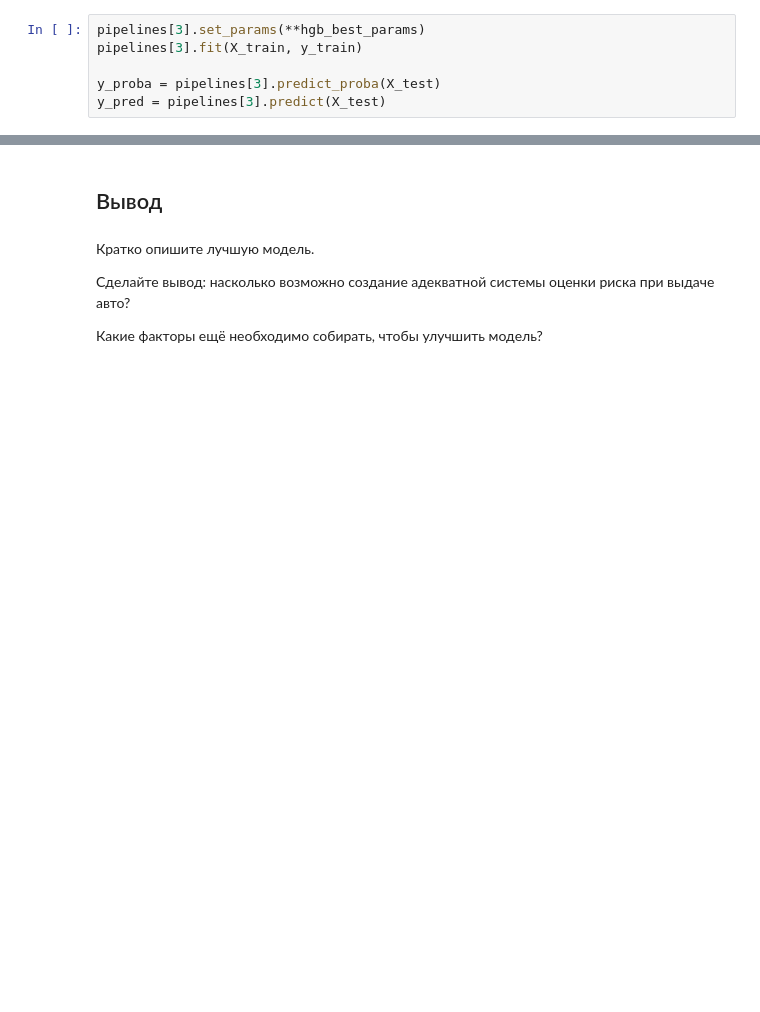
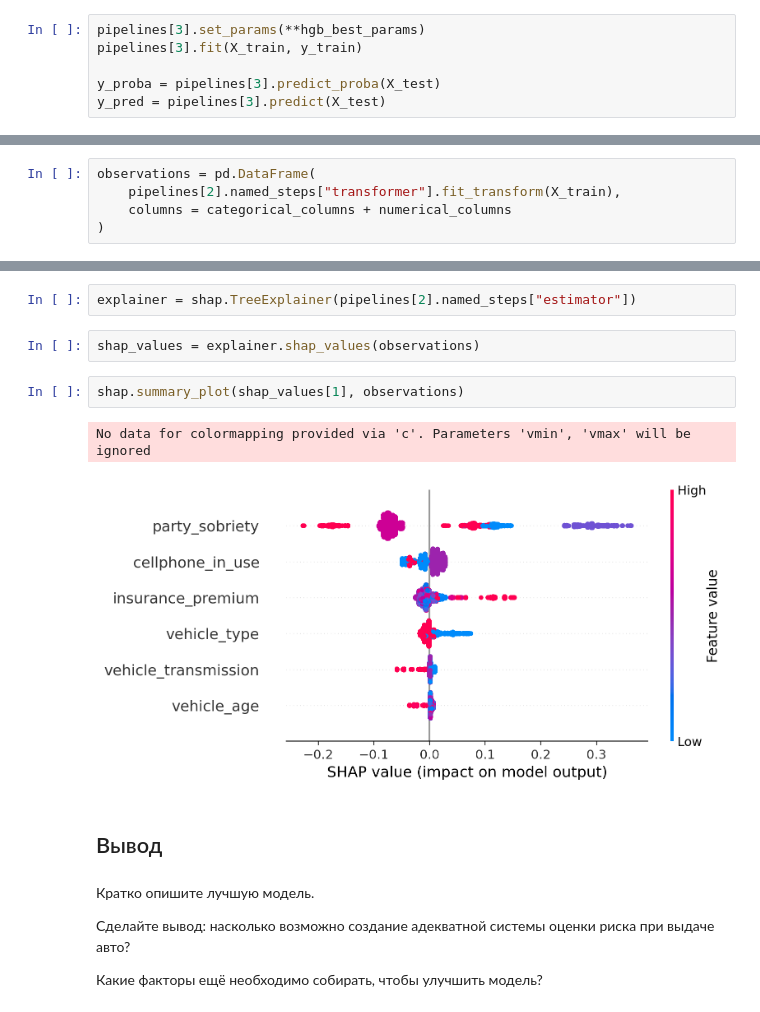
Before and after one commit to dimdasci/yp15-motor-vehicle-collisions, a Jupyter notebook: notebooks/yp15-motor-vehicle-collisions.ipynb, the cells around one changed output, grey strips where cells are left out. Saved outputs shown, nothing was run; the diff lists cells and outputs as text; blank space fills up the shorter version.

Commit message:
added shap values explanation

```diff
--- a/notebooks/yp15-motor-vehicle-collisions.ipynb
+++ b/notebooks/yp15-motor-vehicle-collisions.ipynb
@@ -1394,0 +1397,5 @@ array([[731, 456],
+# %%
+observations = pd.DataFrame(
+    pipelines[2].named_steps["transformer"].fit_transform(X_train),
+    columns = categorical_columns + numerical_columns
+)
@@ -1395,3 +1411,12 @@ array([[731, 456],
+# %%
+explainer = shap.TreeExplainer(pipelines[2].named_steps["estimator"])
+# %%
+shap_values = explainer.shap_values(observations)
+# %%
+shap.summary_plot(shap_values[1], observations)
+# %% [output]
+No data for colormapping provided via 'c'. Parameters 'vmin', 'vmax' will be ignored
+[figure, added]
 # %% [markdown]
 ## Вывод
 # %% [markdown]
```
Also changed, not shown: parts of 20 cells of this notebook, 1 other file.
